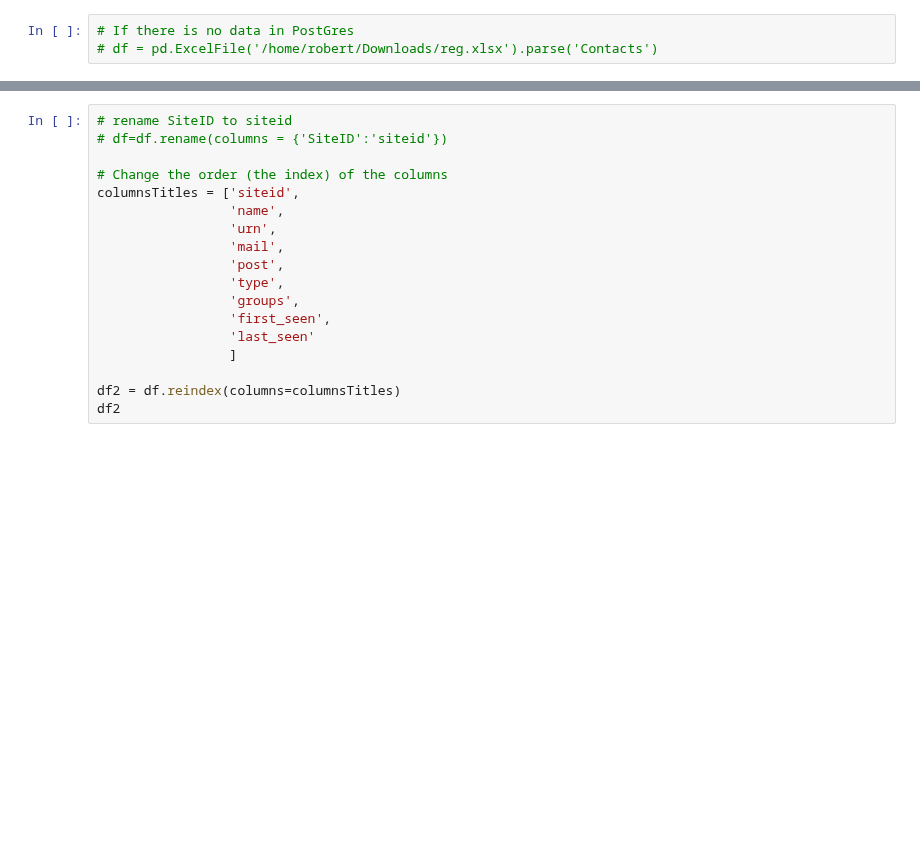
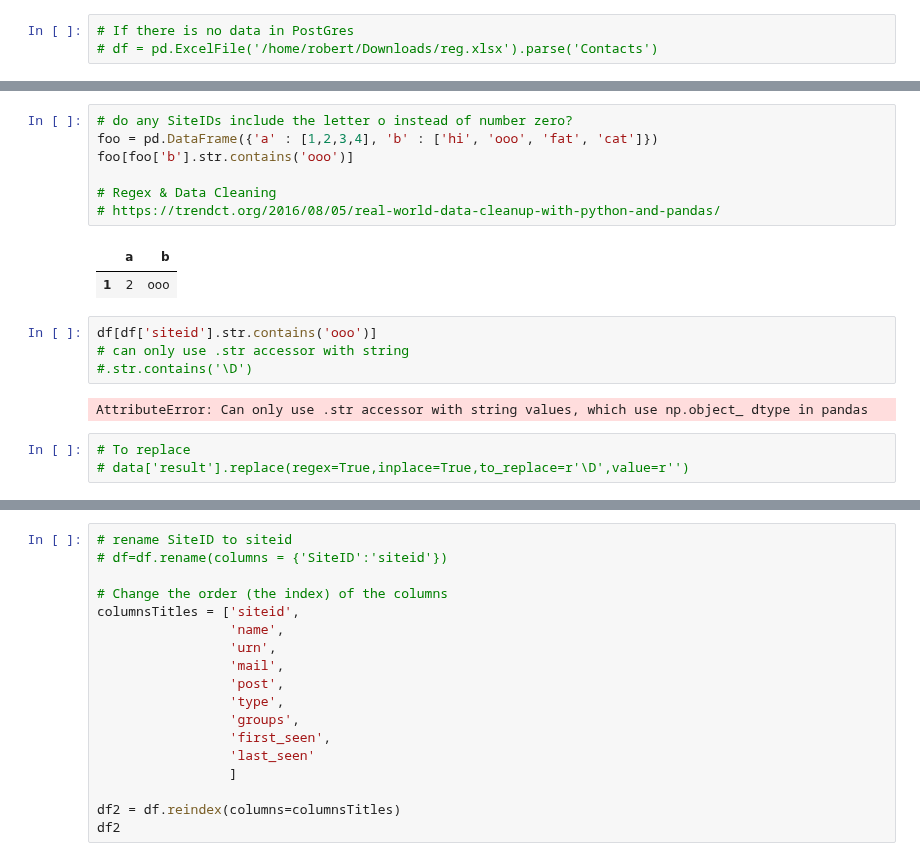
Before and after one commit to RobertJohnston/IMAM, a Jupyter notebook: IMAM Supervision database.ipynb, the cells around one changed output, grey strips where cells are left out. Cells and saved outputs as stored; diff of their text form; blank space fills up the shorter version.

Commit message:
add skip patter for tin_o error in program data from RapidPro June 16

```diff
--- a/IMAM Supervision database.ipynb
+++ b/IMAM Supervision database.ipynb
@@ -62,3 +59,22 @@ df.query('siteid!=siteid')
+# %%
+# do any SiteIDs include the letter o instead of number zero?
+foo = pd.DataFrame({'a' : [1,2,3,4], 'b' : ['hi', 'ooo', 'fat', 'cat']})
+foo[foo['b'].str.contains('ooo')]
+
+# Regex & Data Cleaning
+# https://trendct.org/2016/08/05/real-world-data-cleanup-with-python-and-pandas/
+# %% [output]
+|  | a | b |
+| 1 | 2 | ooo |
+# %%
+df[df['siteid'].str.contains('ooo')]
+# can only use .str accessor with string
+#.str.contains('\D')
+# %% [output]
+AttributeError: Can only use .str accessor with string values, which use np.object_ dtype in pandas
+# %%
+# To replace
+# data['result'].replace(regex=True,inplace=True,to_replace=r'\D',value=r'')
 # %%
 # run rename columns function
 rename_cols(df)
```
Also changed, not shown: parts of 7 cells of this notebook, 3 other files.
